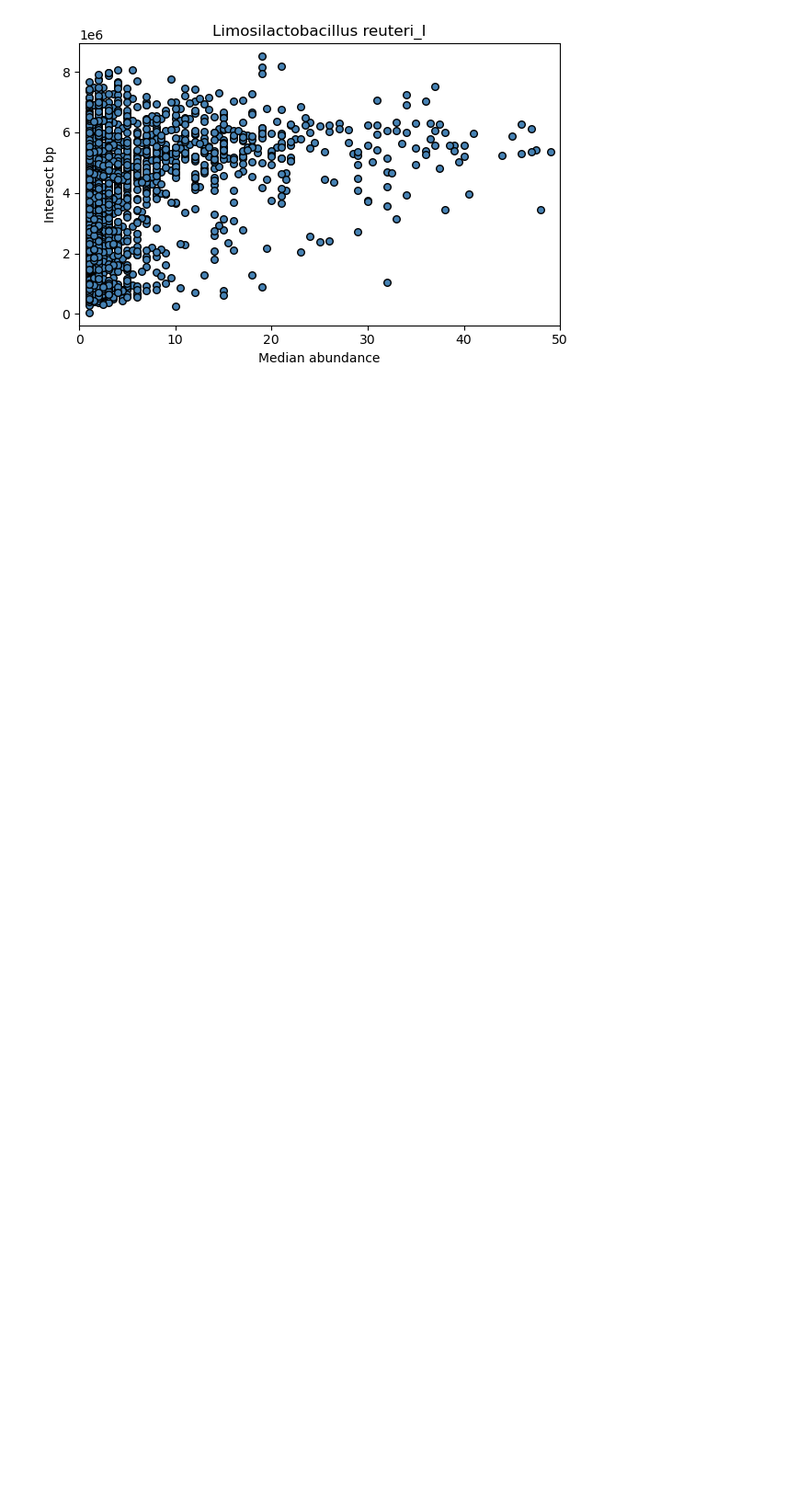
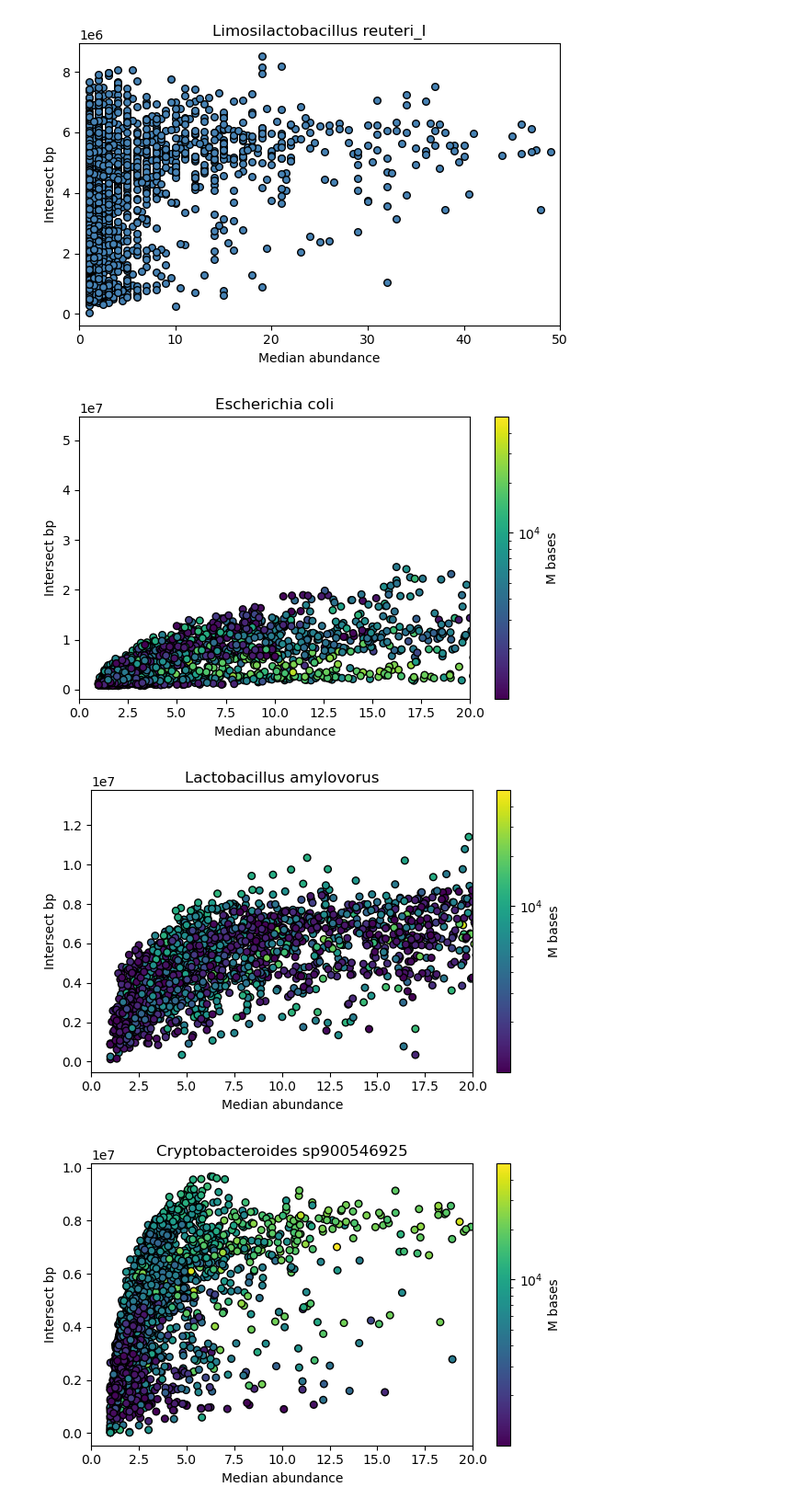
Before and after one commit to AnneliektH/2025-pig-binning-plots, a Jupyter notebook: notebooks/get_medianabund_intersectbp_corespp.ipynb, the cells around one changed output. Shown at 92% size. Saved outputs shown, nothing was run; the diff lists cells and outputs as text; code cells hidden in the pictures; blank space fills up the shorter version.

```diff
--- a/notebooks/get_medianabund_intersectbp_corespp.ipynb
+++ b/notebooks/get_medianabund_intersectbp_corespp.ipynb
@@ -50,3 +53,6 @@
+# %%
+df_meta = pd.read_csv('../data/SRA_meta.3216.csv')
+df_meta = df_meta[['acc', 'mbases']]
 # %%
 import pandas as pd
 df2 = pd.read_csv('../data/251029_corespp.pangdb.gather.csv')
@@ -107,4 +94,6 @@ len(core_species)
 
 # plt.tight_layout()
 # plt.show()
+# %%
+df_mbases = pd.merge(df_meta, df2, left_on='acc', right_on='query_name', how='inner')
 # %%
@@ -135,3 +124,30 @@ for name in core_species:
 [figure]
 [figure]
 [figure]
+# %%
+import matplotlib.pyplot as plt
+from matplotlib.colors import LogNorm
+for name in core_species:
+    sub = df_mbases[df_mbases["name"] == name]
+
+    plt.figure(figsize=(6,4))
+    sc = plt.scatter(
+        sub["average_abund"],
+        sub["intersect_bp"],
+        c=sub["mbases"],             # color by mbases
+        cmap="viridis",
+        norm=LogNorm(),# choose any colormap (e.g. 'plasma', 'coolwarm', 'magma')
+        s=30,
+        edgecolor="k"
+    )
+    plt.xlabel("Median abundance")
+    plt.ylabel("Intersect bp")
+    plt.title(name)
+    plt.xlim(0, 20)
+    plt.colorbar(sc, label="M bases")  # add colorbar
+    plt.tight_layout()
+    plt.show()
+# %% [output]
+[figure, added]
+[figure, added]
+[figure, added]
```
Also changed, not shown: parts of 4 cells of this notebook, 2 other files.
